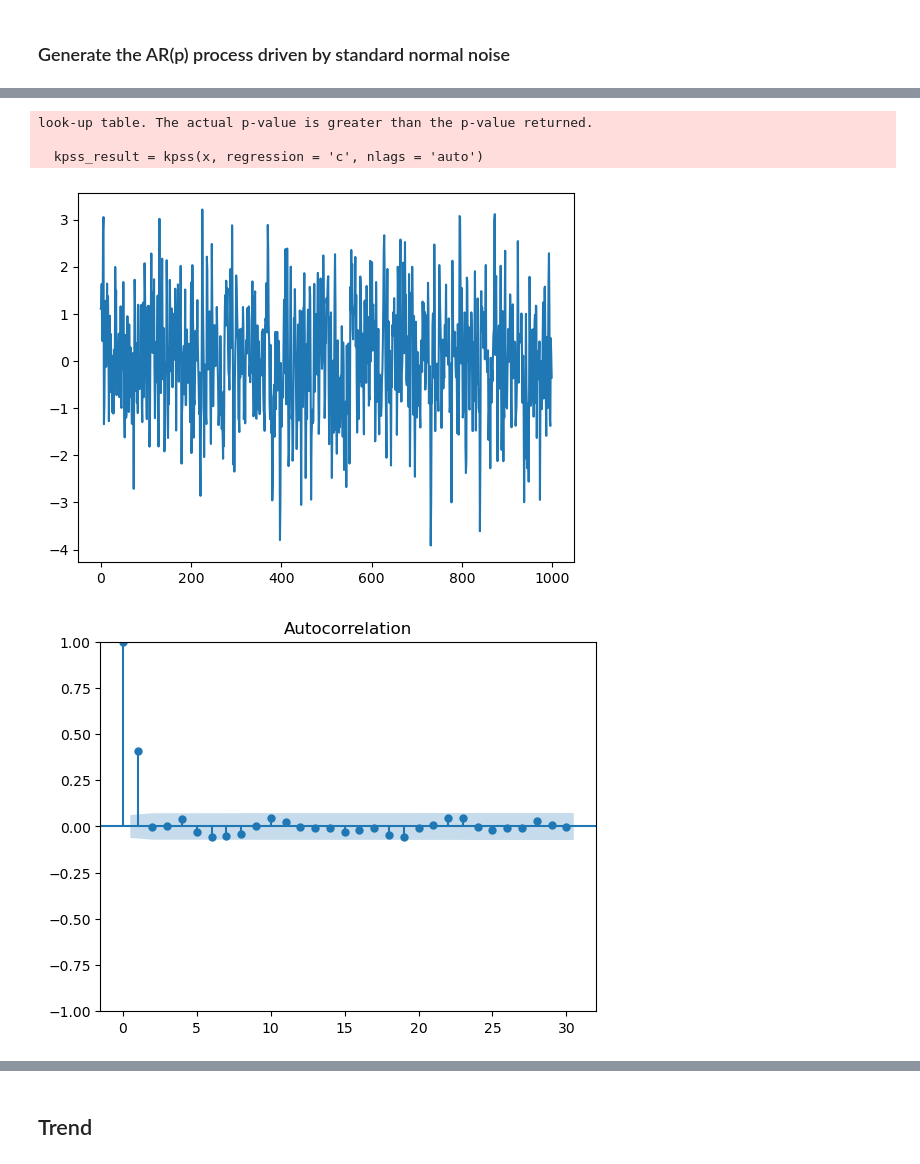
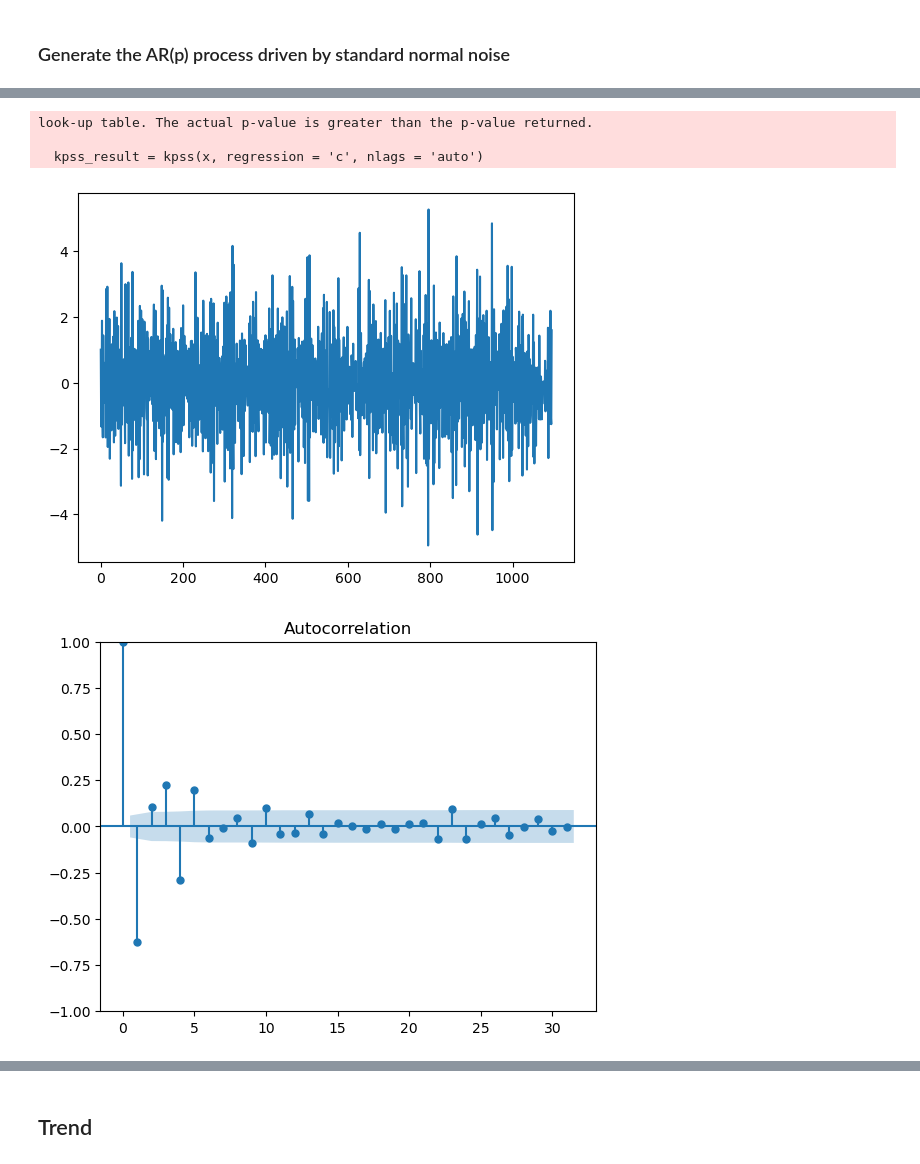
Before and after one commit to reebme/time-imputation-benchmark, a Jupyter notebook: Notebooks/01_Prepare_Data.ipynb, the cells around one changed output, grey strips where cells are left out. Cells and saved outputs as stored; diff of their text form; code cells hidden in the pictures.

```diff
--- a/Notebooks/01_Prepare_Data.ipynb
+++ b/Notebooks/01_Prepare_Data.ipynb
@@ -152,9 +152,8 @@ This procedure yields a **stationary** AR($p$) time series $\{X_t\}$ based on th
 # %%
 # Y years of daily data
 Y = 3
-# My year temporarily has 10 days so it's easier to check
-# TODO chage to 365
-N = 10 * Y
+# 2020 has 366 days
+N = 365 * Y + 1
 start_date = pd.to_datetime("2020-01-01")
 date_index = pd.date_range(start = start_date, periods = N, freq = 'D')
 synth_ts = pd.DataFrame(index = date_index)
@@ -215,8 +214,8 @@ from statsmodels.tsa.stattools import adfuller, kpss
 
 # Example: Generate stationary roots for AR(p)
 p = 3
-#roots = generate_stationary_roots(p)
-roots = [0.389265, 0.0553677-0.503815j, 0.0553677+0.503815j]
+roots = generate_stationary_roots(p)
+#roots = [0.389265, 0.0553677-0.503815j, 0.0553677+0.503815j]
 plot_roots_with_unit_circle(roots)
 #print("Generated roots:", roots)
 #print("Magnitudes of roots:", np.abs(roots))
@@ -231,7 +230,9 @@ print("\n")
 print(ar_coef)
 print("\n")
 
-x, noise = generate_ar_process(ar_coef.real, 1000)
+x, noise = generate_ar_process(ar_coef.real, N)
+synth_ts["".join(["noise_", str(p)])] = noise
+synth_ts[p] = x
 
 adf_result = adfuller(x)
 print("Augmented Dickey-Fuller Test:")
@@ -277,11 +278,11 @@ Test Statistic: 0.0751
 p-value: 0.1000
 Critical Values:
   10%: 0.3470
   5%: 0.4630
   2.5%: 0.5740
   1%: 0.7390
 look-up table. The actual p-value is greater than the p-value returned.
 
   kpss_result = kpss(x, regression = 'c', nlags = 'auto')
-[figure, old version]
+[figure, new version]
-[figure, old version]
+[figure, new version]
```
Also changed, not shown: parts of 6 cells of this notebook, 2 other files.
